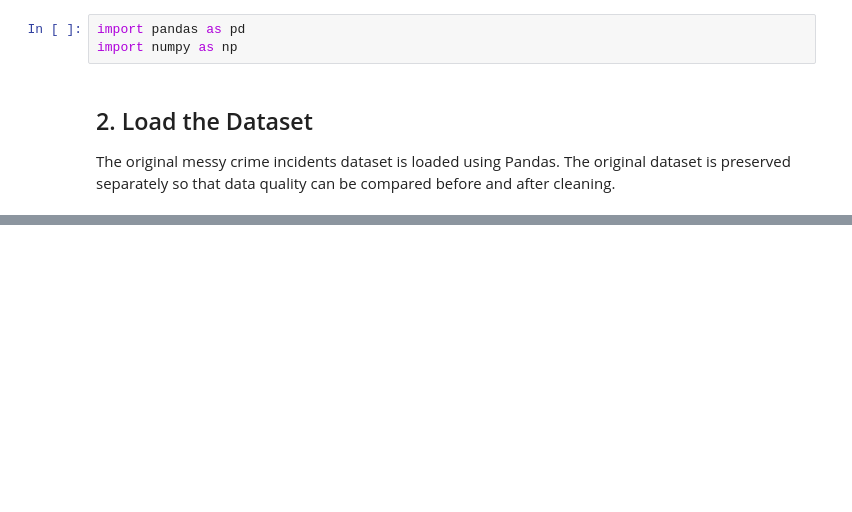
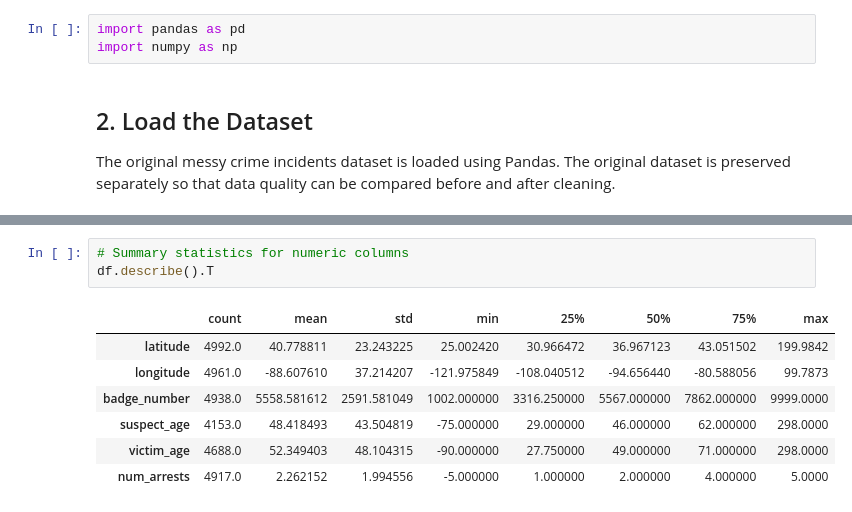
Before and after one commit to Vamshiyadavk/OBISIP, a Jupyter notebook: DataAnalytics-L1-CleaningData/notebook/DataCleaning.ipynb, the cells around one changed output, grey strips where cells are left out. Saved outputs shown, nothing was run; the diff lists cells and outputs as text; blank space fills up the shorter version.

```diff
--- a/DataAnalytics-L1-CleaningData/notebook/DataCleaning.ipynb
+++ b/DataAnalytics-L1-CleaningData/notebook/DataCleaning.ipynb
@@ -43,0 +212,11 @@ df.head()
+# %%
+# Summary statistics for numeric columns
+df.describe().T
+# %% [output]
+|  | count | mean | std | min | 25% | 50% | 75% | max |
+| latitude | 4992.0 | 40.778811 | 23.243225 | 25.002420 | 30.966472 | 36.967123 | 43.051502 | 199.9842 |
+| longitude | 4961.0 | -88.607610 | 37.214207 | -121.975849 | -108.040512 | -94.656440 | -80.588056 | 99.7873 |
+| badge_number | 4938.0 | 5558.581612 | 2591.581049 | 1002.000000 | 3316.250000 | 5567.000000 | 7862.000000 | 9999.0000 |
+| suspect_age | 4153.0 | 48.418493 | 43.504819 | -75.000000 | 29.000000 | 46.000000 | 62.000000 | 298.0000 |
+| victim_age | 4688.0 | 52.349403 | 48.104315 | -90.000000 | 27.750000 | 49.000000 | 71.000000 | 298.0000 |
+| num_arrests | 4917.0 | 2.262152 | 1.994556 | -5.000000 | 1.000000 | 2.000000 | 4.000000 | 5.0000 |
```
Also changed, not shown: parts of 72 cells of this notebook.
